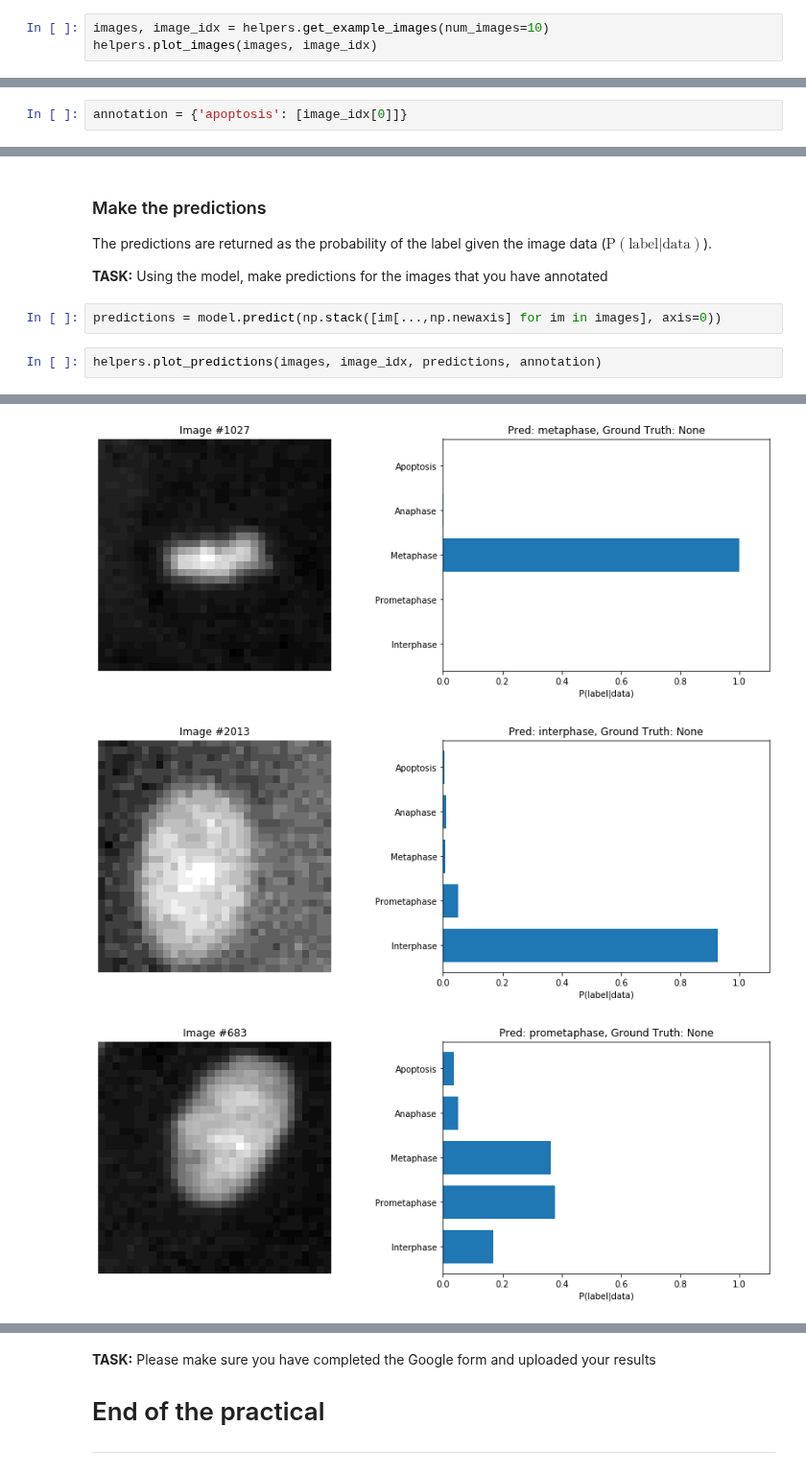
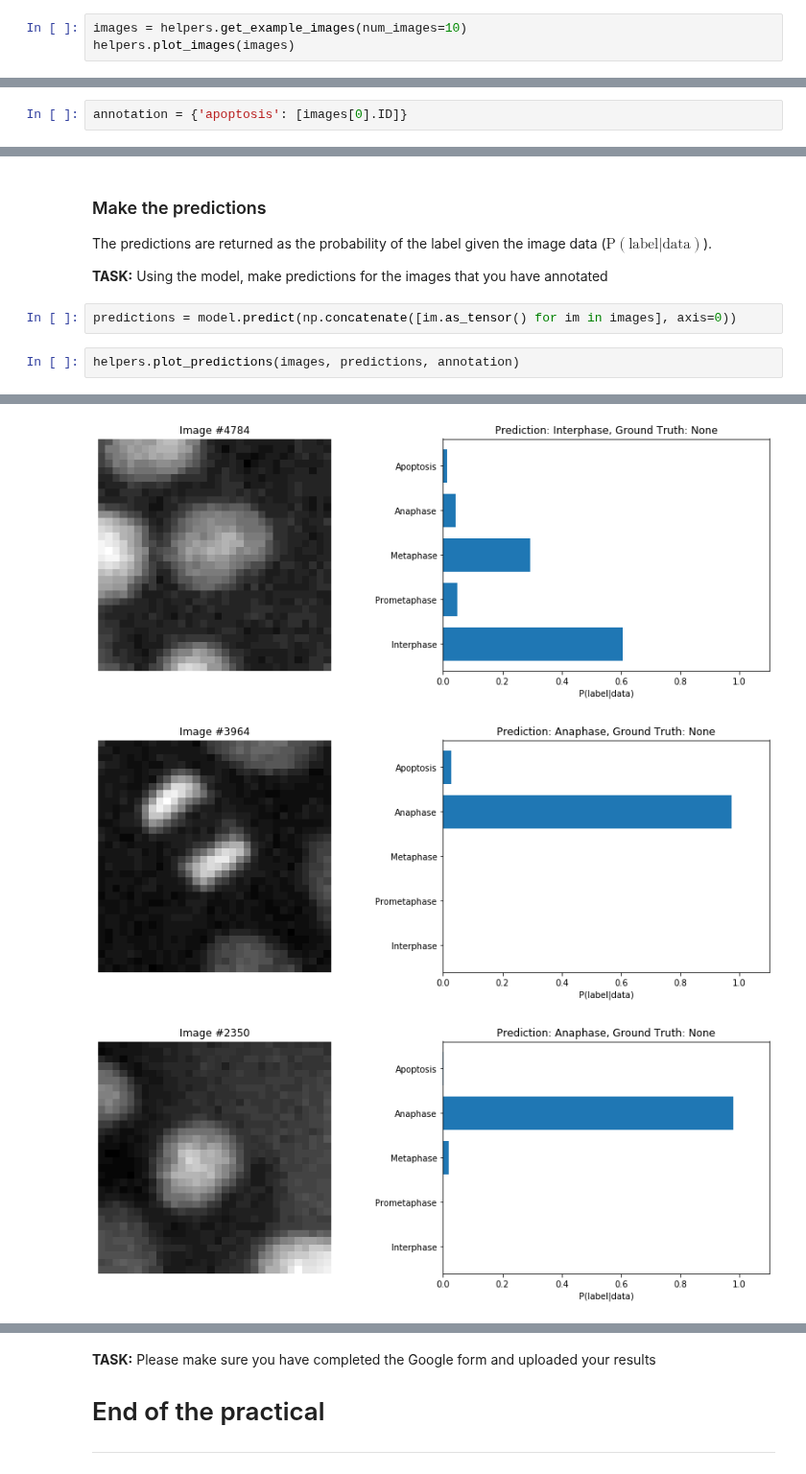
Before and after one commit to quantumjot/BIOC0016-MachineLearning, a Jupyter notebook: index.ipynb, the cells around one changed output, grey strips where cells are left out. Shown at 96% size. Cells and saved outputs as stored; diff of their text form.

```diff
--- a/index.ipynb
+++ b/index.ipynb
@@ -87,6 +83,6 @@ import numpy as np
 # %% [markdown]
 ### Get a sample of images from the test dataset
 # %%
-images, image_idx = helpers.get_example_images(num_images=10)
-helpers.plot_images(images, image_idx)
+images = helpers.get_example_images(num_images=10)
+helpers.plot_images(images)
 # %% [output]
@@ -98,7 +94,7 @@ helpers.plot_images(images, image_idx)
     <b>TASK:</b> Complete the annotation dictionary. To do this you will need to make a list of the image numbers, and your best guess as to the label that each image should have. Once you have this, compile the information into a dictionary structure, and run the validation to make sure that the annotation format is correct. If the validation returns True, you can copy the annotation cell to the form.
 </div>
 # %%
-annotation = {'apoptosis': [image_idx[0]]}
+annotation = {'apoptosis': [images[0].ID]}
 # %%
 # validate the annotation
 helpers.validate_annotation(annotation)
@@ -134,7 +143,7 @@ The predictions are returned as the probability of the label given the image dat
 
 <div class="task_red"> <b>TASK:</b> Using the model, make predictions for the images that you have annotated</div>
 # %%
-predictions = model.predict(np.stack([im[...,np.newaxis] for im in images], axis=0))
+predictions = model.predict(np.concatenate([im.as_tensor() for im in images], axis=0))
 # %%
-helpers.plot_predictions(images, image_idx, predictions, annotation)
+helpers.plot_predictions(images, predictions, annotation)
 # %% [output]
@@ -143,6 +152,6 @@ helpers.plot_predictions(images, image_idx, predictions, annotation)
-[figure, old version]
+[figure, new version]
-[figure, old version]
+[figure, new version]
-[figure, old version]
+[figure, new version]
 # %%
 y_pred = np.argmax(predictions, axis=1)
 print(y_pred, predictions.shape)
```
Also changed, not shown: parts of 8 cells of this notebook, 2 other files.
